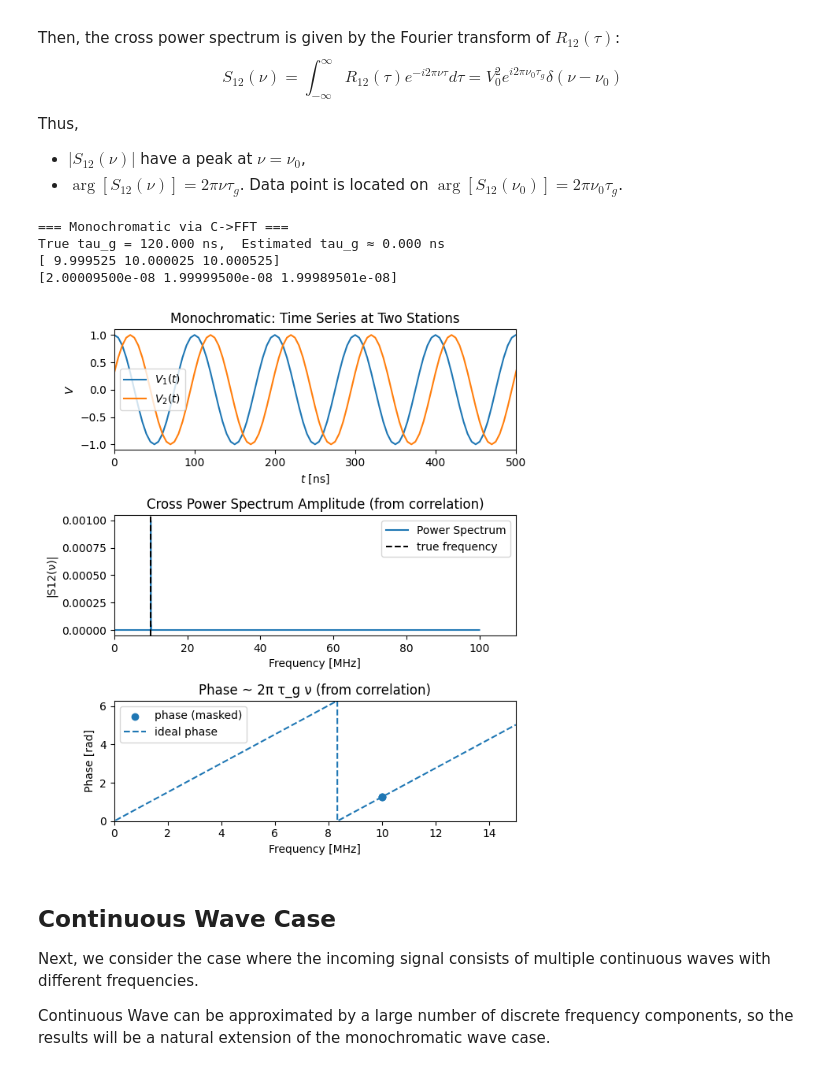
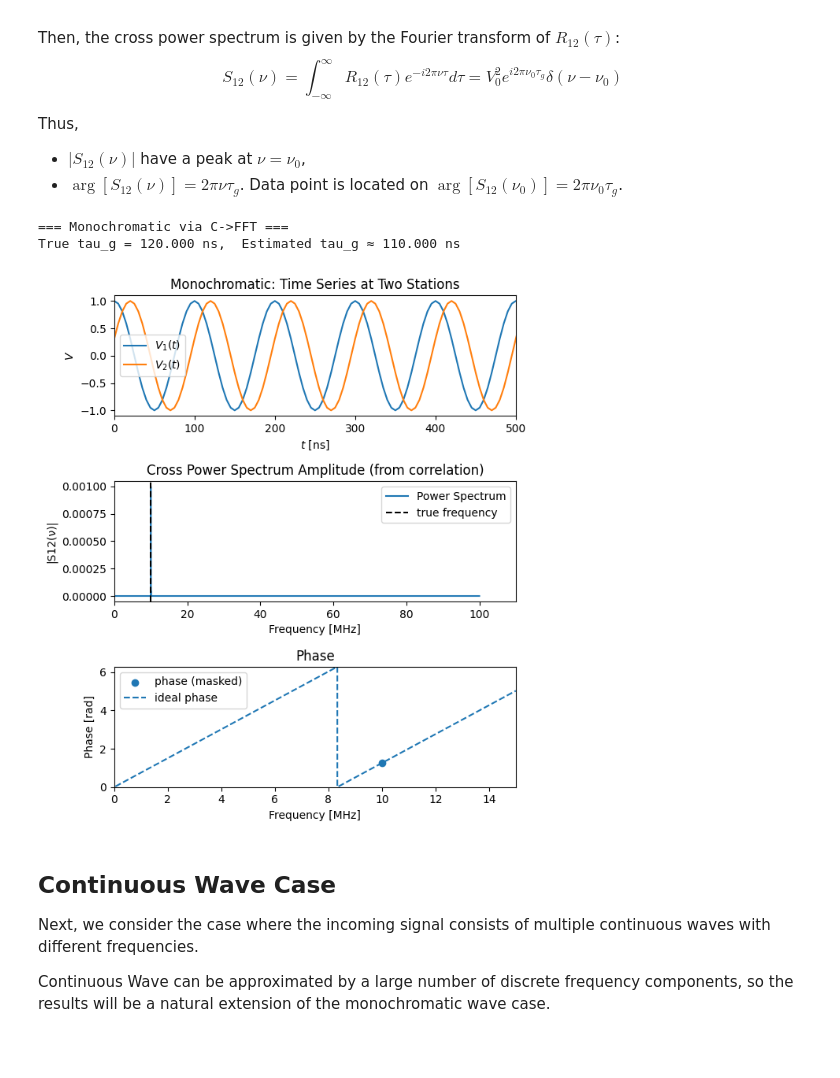
Before and after one commit to josoichiro/VLBI_Astronomy, a Jupyter notebook: vlbi_example.ipynb, the cells around one changed output. Saved outputs shown, nothing was run; the diff lists cells and outputs as text; code cells hidden in the pictures.

```diff
--- a/vlbi_example.ipynb
+++ b/vlbi_example.ipynb
@@ -98,7 +98,7 @@ def fit_delay_from_phase(freqs, phase):
 
 def mask_by_magnitude(freqs, S, frac=0.1, band=None):
     mag = np.abs(S)
-    m = mag > (mag.max() * frac)
+    m = mag >= (mag.max())
     if band is not None:
         m &= (freqs >= band[0]) & (freqs <= band[1])
     return m
@@ -144,7 +144,7 @@ def demo_monochromatic(
 
     # 位相はピーク周辺のみで直線フィット
     m = mask_by_magnitude(freqs_c, S12_fromC, frac=0.1)
-    tau_est, _ = fit_delay_from_phase(freqs_c[m], np.angle(S12_fromC[m]))
+    tau_est, _ = fit_delay_from_phase(freqs_c[m], np.angle(S12_fromC[m]) + 4 * np.pi)
 
     # 同一性チェック（スケーリング差・端点差を無視した近似比較）
     # 相関長は 2N-1 なので周波数グリッド密度が異なる点に注意。
@@ -181,41 +181,37 @@ def demo_monochromatic(
     # 位相（ピーク周辺のみ）
     ax4 = fig1.add_subplot(3, 1, 3)
     phase = np.unwrap(np.angle(S12_fromC[m]))
-    print(freqs_c[m] * 1e-6)
-    print(phase / (2 * np.pi * freqs_c[m]))
     ax4.scatter(freqs_c[m] * 1e-6, phase, label="phase (masked)")
     phase_fit = 2 * np.pi * tau_g * (freqs_c)
     ax4.plot(
         freqs_c * 1e-6,
         np.mod(phase_fit, 2 * np.pi),
         linestyle="--",
         label="ideal phase",
     )
     ax4.set_xlabel("Frequency [MHz]")
     ax4.set_ylabel("Phase [rad]")
     ax4.legend()
     ax4.set_xlim(0, 15)
     ax4.set_ylim(0, 2 * np.pi)
-    ax4.set_title("Phase ~ 2π τ_g ν (from correlation)")
+    ax4.set_title("Phase")
 
     # ax3とax4のx軸を共有
     plt.tight_layout()
     plt.show()
 
 
 # ---------- 実行例 ----------
 if __name__ == "__main__":
     # 1) モノクローム波（C→FFT で S12）
     demo_monochromatic(fs=200e6, T=1e-3, nu0=10e6, tau_g=120e-9, add_noise=False)
 
     # 2) 連続スペクトル（C→FFT で S12）
     # demo_continuum(fs=400e6, T=2e-3, nu_c=50e6, B=40e6, K=401, tau_g=180e-9, flat_Fnu=True)
 # %% [output]
 === Monochromatic via C->FFT ===
-True tau_g = 120.000 ns,  Estimated tau_g ≈ 0.000 ns
-[ 9.999525 10.000025 10.000525]
-[2.00009500e-08 1.99999500e-08 1.99989501e-08]
+True tau_g = 120.000 ns,  Estimated tau_g ≈ 110.000 ns
-[figure, old version]
+[figure, new version]
 # %% [markdown]
 ## Continuous Wave Case
 Next, we consider the case where the incoming signal consists of multiple continuous waves with different frequencies.
```
Also changed, not shown: parts of 1 cell of this notebook, 2 other files.
